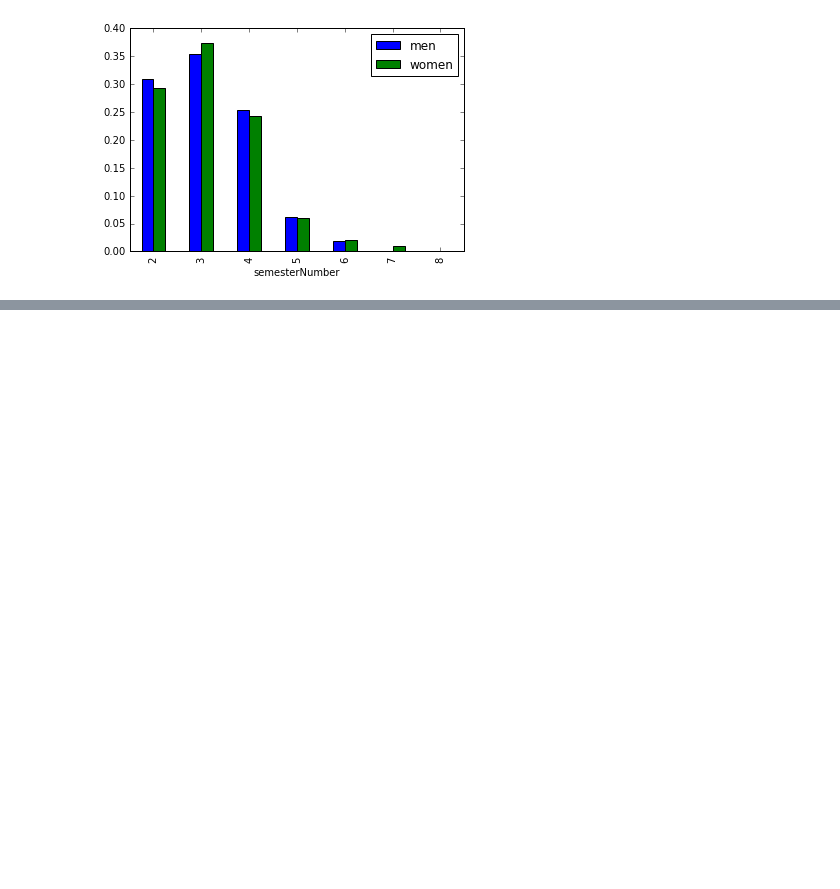
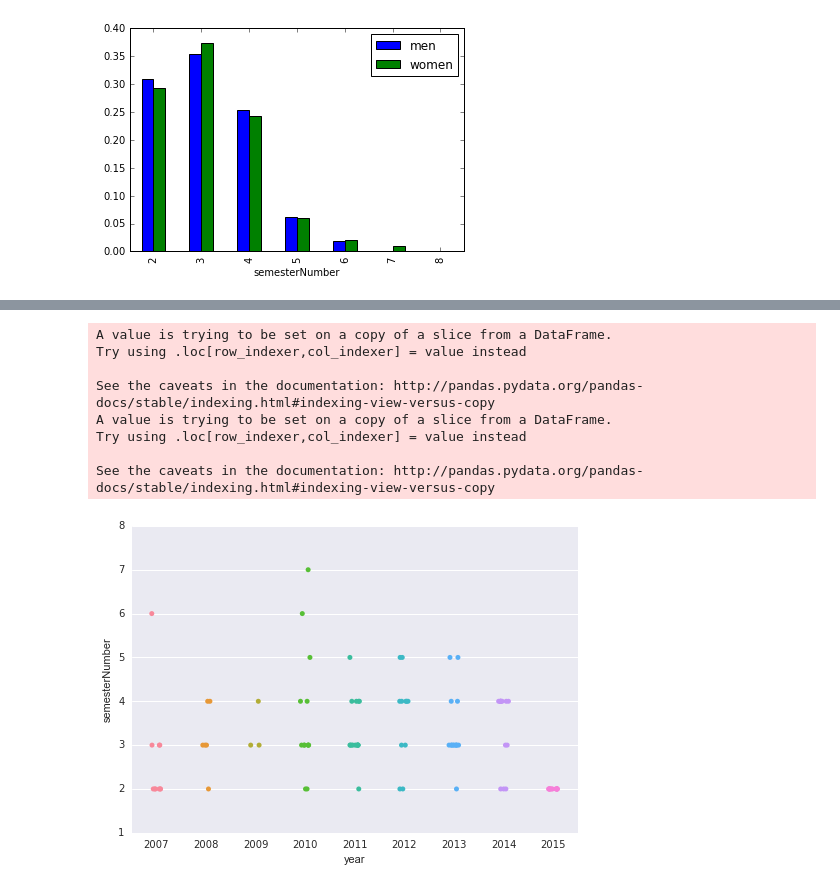
Before and after one commit to Rivollet/ADAHomework, a Jupyter notebook: 02 - Data from the Web/Web data Notebook.ipynb, the cells around one changed output, grey strips where cells are left out. Saved outputs shown, nothing was run; the diff lists cells and outputs as text; code cells hidden in the pictures; blank space fills up the shorter version.

```diff
--- a/02 - Data from the Web/Web data Notebook.ipynb
+++ b/02 - Data from the Web/Web data Notebook.ipynb
@@ -728,0 +738,27 @@ plt.show()
+# %%
+numberSemestersWomen = numberSemesters[numberSemesters.gender == 'Madame']
+numberSemestersMen = numberSemesters[numberSemesters.gender == 'Monsieur']
+
+extract_year = lambda year: int(year.split('-')[0])
+
+
+numberSemestersWomen['year'] = numberSemestersWomen['year'].apply(extract_year)
+numberSemestersMen['year'] = numberSemestersMen['year'].apply(extract_year)
+
+numberSemestersWomen = numberSemestersWomen.drop(['gender'],1)
+numberSemestersMen = numberSemestersMen.drop(['gender'],1)
+#numberSemestersWomen = numberSemestersWomen.reindex()
+
+sns.stripplot(x='year', y='semesterNumber', data=numberSemestersWomen, jitter=True, label='women')
+#numberSemestersWomen.plot.scatter(x='year', y='semesterNumber', color='r',jitter=True, label='women')
+plt.show()
+# %% [output]
+A value is trying to be set on a copy of a slice from a DataFrame.
+Try using .loc[row_indexer,col_indexer] = value instead
+
+See the caveats in the documentation: http://pandas.pydata.org/pandas-docs/stable/indexing.html#indexing-view-versus-copy
+A value is trying to be set on a copy of a slice from a DataFrame.
+Try using .loc[row_indexer,col_indexer] = value instead
+
+See the caveats in the documentation: http://pandas.pydata.org/pandas-docs/stable/indexing.html#indexing-view-versus-copy
+[figure, added]
```
Also changed, not shown: parts of 9 cells of this notebook.
